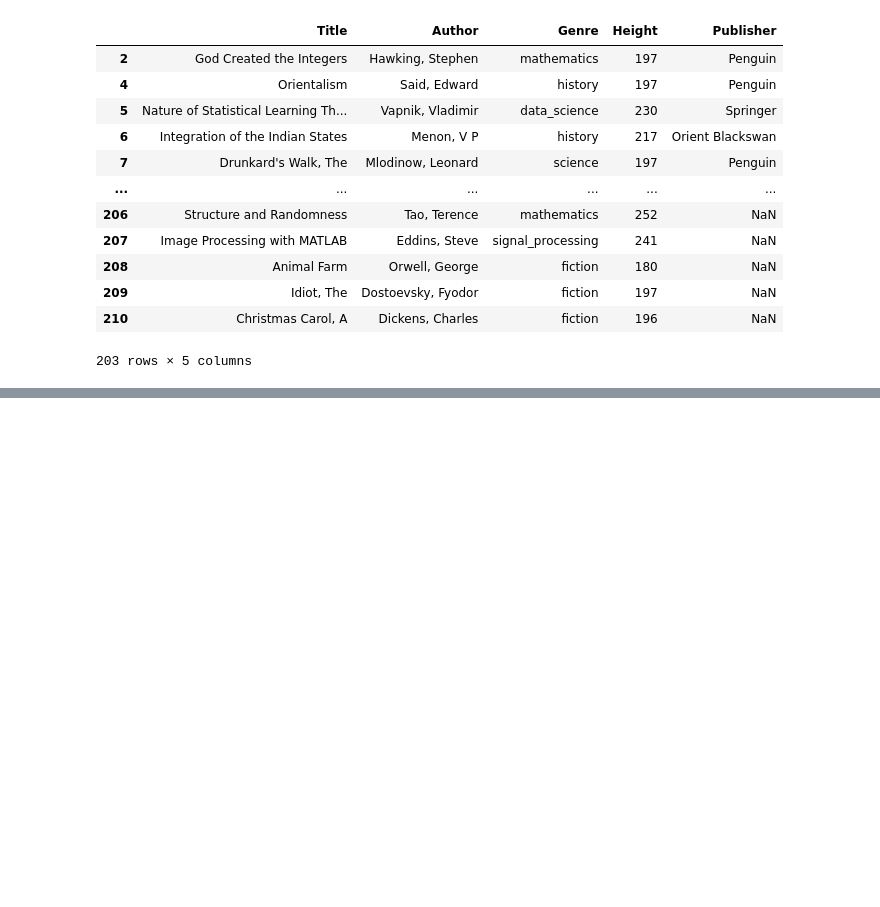
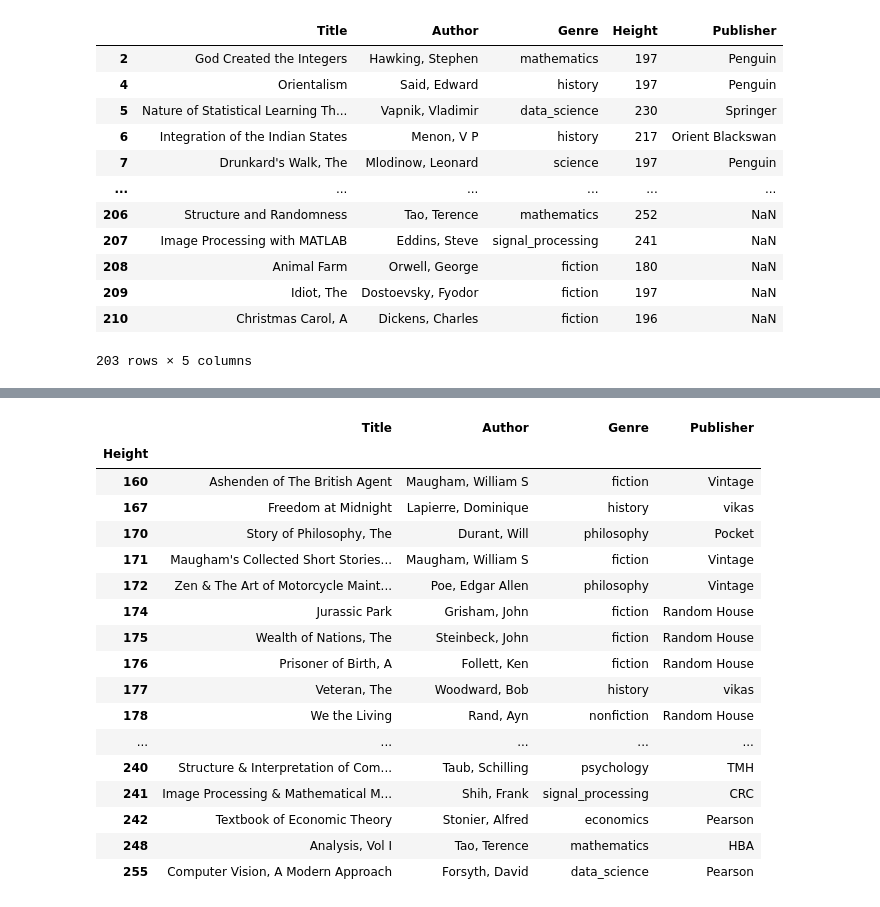
Before and after one commit to davidcinco/bookPMLib, a Jupyter notebook: notebook.ipynb, the cells around one changed output, grey strips where cells are left out. Cells and saved outputs as stored; diff of their text form; code cells hidden in the pictures; blank space fills up the shorter version.

```diff
--- a/notebook.ipynb
+++ b/notebook.ipynb
@@ -81,3 +81,5 @@ df[~df["Publisher"].isin(["Wiley", "HarperCollins"])]
 | 209 | Idiot, The | Dostoevsky, Fyodor | fiction | 197 | NaN |
 | 210 | Christmas Carol, A | Dickens, Charles | fiction | 196 | NaN |
 203 rows × 5 columns
+# %%
+df.loc[df["Title"] == "Idiot, The", "Publisher"] = "Penguin"
@@ -83,0 +103,3 @@ df[~df["Publisher"].isin(["Wiley", "HarperCollins"])]
+# %%
+cleaned_df = df.dropna()
+cleaned_df
@@ -83,0 +153,21 @@ df[~df["Publisher"].isin(["Wiley", "HarperCollins"])]
+# %%
+cleaned_df.groupby("Height").max()
+# %% [output]
+|  | Title | Author | Genre | Publisher |
+| Height |  |  |  |  |
+| 160 | Ashenden of The British Agent | Maugham, William S | fiction | Vintage |
+| 167 | Freedom at Midnight | Lapierre, Dominique | history | vikas |
+| 170 | Story of Philosophy, The | Durant, Will | philosophy | Pocket |
+| 171 | Maugham's Collected Short Stories... | Maugham, William S | fiction | Vintage |
+| 172 | Zen & The Art of Motorcycle Maint... | Poe, Edgar Allen | philosophy | Vintage |
+| 174 | Jurassic Park | Grisham, John | fiction | Random House |
+| 175 | Wealth of Nations, The | Steinbeck, John | fiction | Random House |
+| 176 | Prisoner of Birth, A | Follett, Ken | fiction | Random House |
+| 177 | Veteran, The | Woodward, Bob | history | vikas |
+| 178 | We the Living | Rand, Ayn | nonfiction | Random House |
+| ... | ... | ... | ... | ... |
+| 240 | Structure & Interpretation of Com... | Taub, Schilling | psychology | TMH |
+| 241 | Image Processing & Mathematical M... | Shih, Frank | signal_processing | CRC |
+| 242 | Textbook of Economic Theory | Stonier, Alfred | economics | Pearson |
+| 248 | Analysis, Vol I | Tao, Terence | mathematics | HBA |
+| 255 | Computer Vision, A Modern Approach | Forsyth, David | data_science | Pearson |
```
Also changed, not shown: parts of 4 cells of this notebook.
